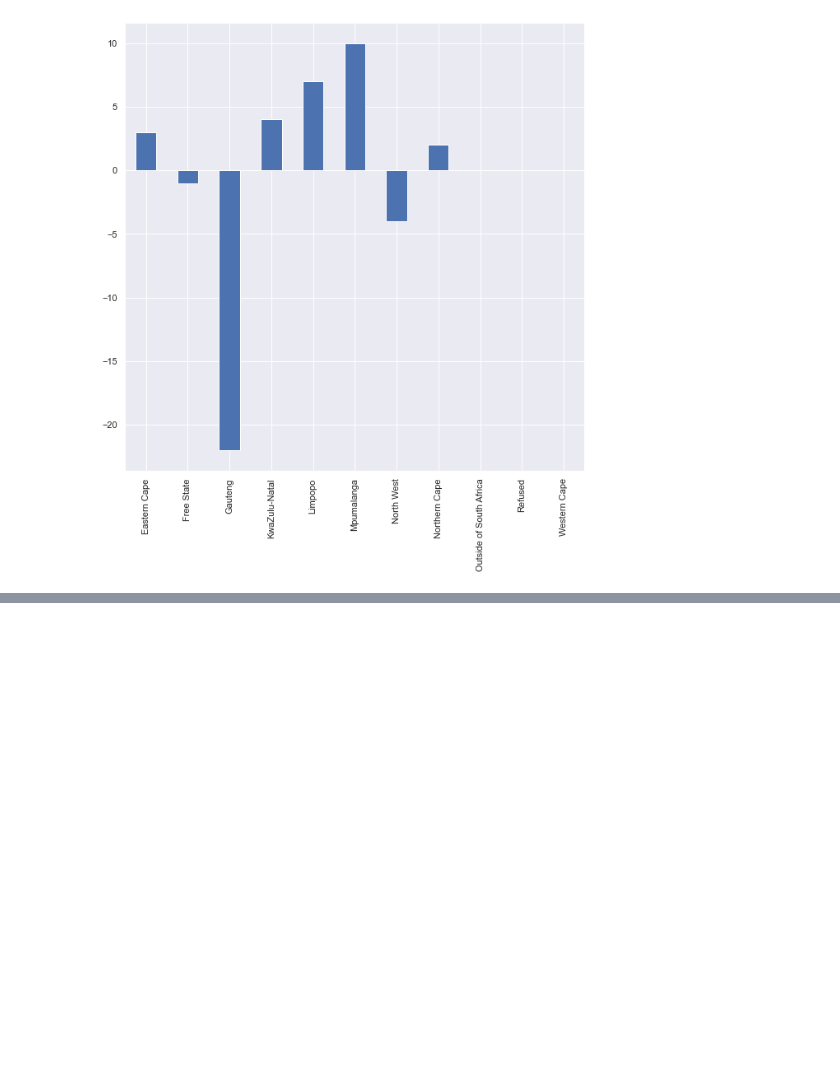
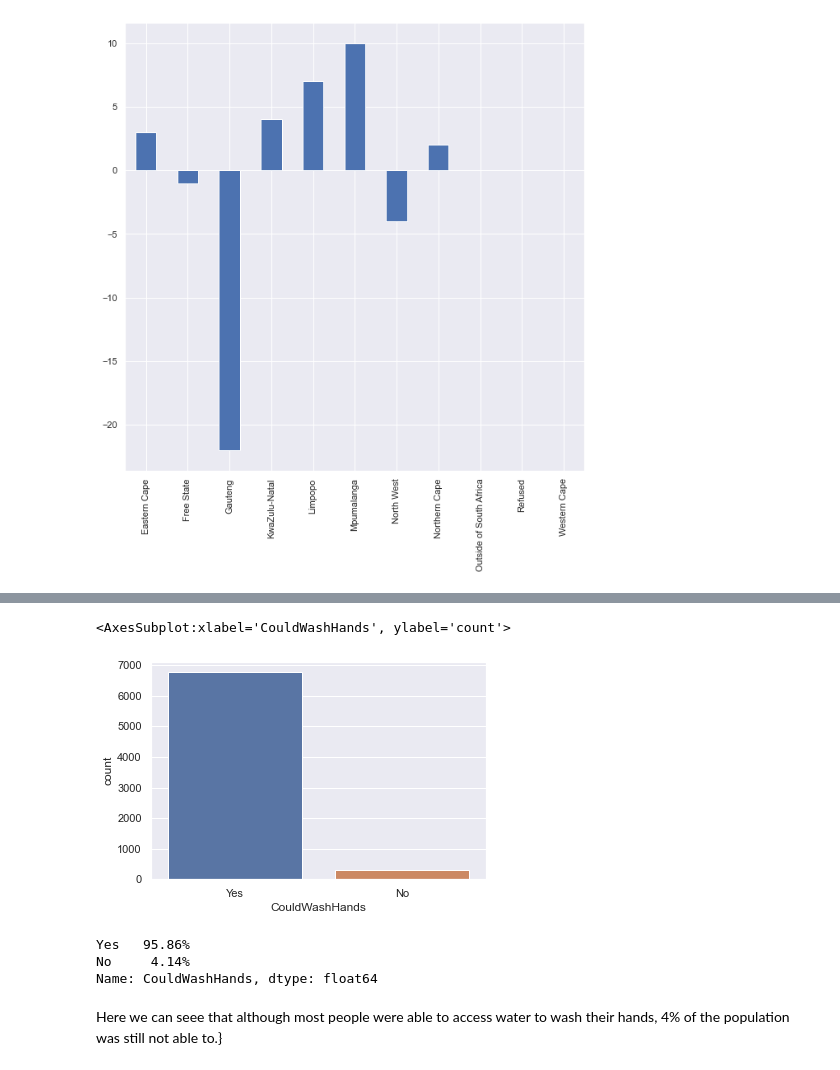
Before and after one commit to BrentonBudler/DAEProject2021, a Jupyter notebook: brenton/Wave1.ipynb, the cells around one changed output, grey strips where cells are left out. Drawn from its saved outputs; the diff is of its cells as text; code cells hidden in the pictures; blank space fills up the shorter version.

```diff
--- a/brenton/Wave1.ipynb
+++ b/brenton/Wave1.ipynb
@@ -222,0 +274,16 @@ perc_change.plot(kind='bar')
+# %%
+hdf.CouldWashHands = hdf.CouldWashHands.apply(replace)
+hdf = hdf[hdf['CouldWashHands'].notna()]
+# %%
+sns.countplot(x='CouldWashHands',data=hdf)
+# %% [output]
+<AxesSubplot:xlabel='CouldWashHands', ylabel='count'>
+[figure, added]
+# %%
+hdf.CouldWashHands.value_counts()/len(hdf)*100
+# %% [output]
+Yes   95.86%
+No     4.14%
+Name: CouldWashHands, dtype: float64
+# %% [markdown]
+Here we can seee that although most people were able to access water to wash their hands, 4% of the population was still not able to.}
```
Also changed, not shown: parts of 15 cells of this notebook.
